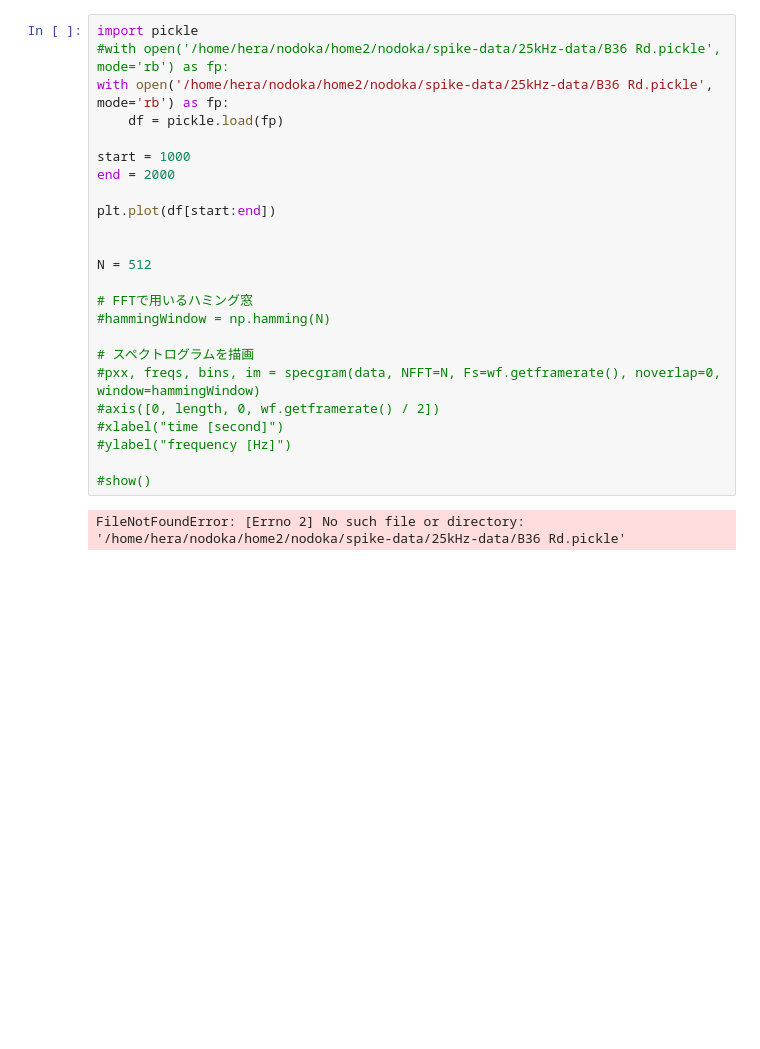
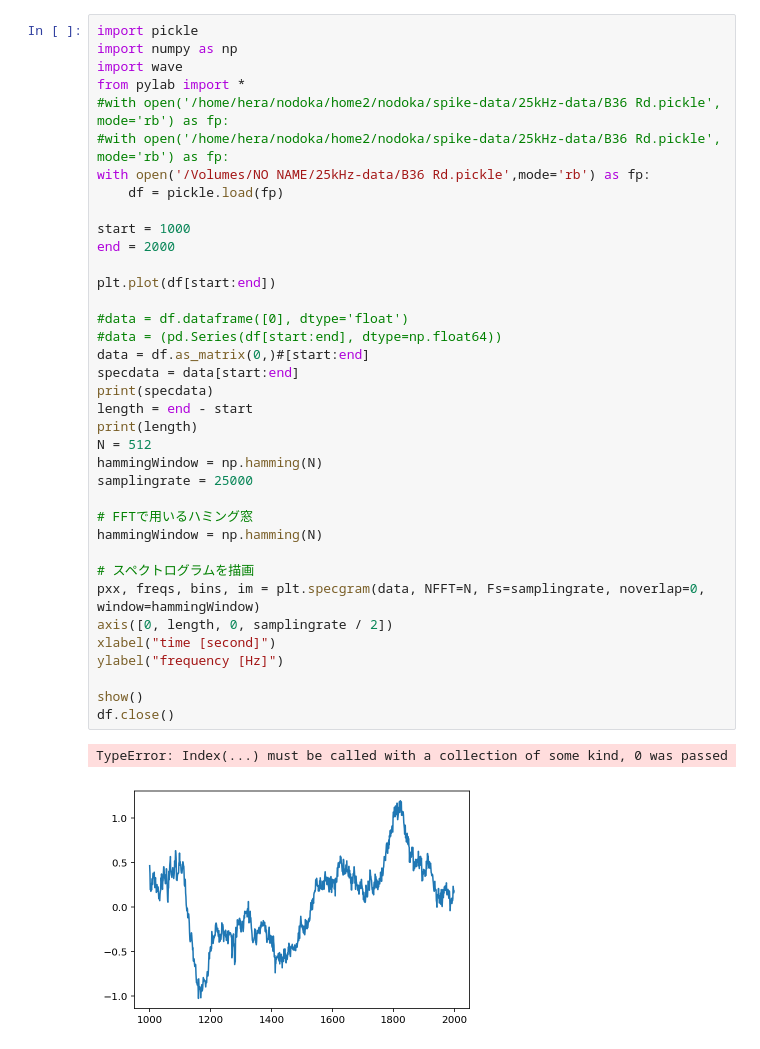
Before and after one commit to kitada4010/sbc, a Jupyter notebook: python/Untitled1.ipynb, the cells around one changed output. Saved outputs shown, nothing was run; the diff lists cells and outputs as text; blank space fills up the shorter version.

```diff
--- a/python/Untitled1.ipynb
+++ b/python/Untitled1.ipynb
@@ -13,26 +20,40 @@ FileNotFoundError: File b'/home/hera/nodoka/home2/nodoka/spike-data/25kHz-data/B
 # %%
 import pickle
+import numpy as np
+import wave
+from pylab import *
 #with open('/home/hera/nodoka/home2/nodoka/spike-data/25kHz-data/B36 Rd.pickle', mode='rb') as fp:
-with open('/home/hera/nodoka/home2/nodoka/spike-data/25kHz-data/B36 Rd.pickle', mode='rb') as fp:
+#with open('/home/hera/nodoka/home2/nodoka/spike-data/25kHz-data/B36 Rd.pickle', mode='rb') as fp:
+with open('/Volumes/NO NAME/25kHz-data/B36 Rd.pickle',mode='rb') as fp:
     df = pickle.load(fp)
 
 start = 1000
 end = 2000
 
 plt.plot(df[start:end])
 
-
+#data = df.dataframe([0], dtype='float')
+#data = (pd.Series(df[start:end], dtype=np.float64))
+data = df.as_matrix(0,)#[start:end]
+specdata = data[start:end]
+print(specdata)
+length = end - start
+print(length)
 N = 512
+hammingWindow = np.hamming(N)
+samplingrate = 25000
 
 # FFTで用いるハミング窓
-#hammingWindow = np.hamming(N)
+hammingWindow = np.hamming(N)
 
 # スペクトログラムを描画
-#pxx, freqs, bins, im = specgram(data, NFFT=N, Fs=wf.getframerate(), noverlap=0, window=hammingWindow)
-#axis([0, length, 0, wf.getframerate() / 2])
-#xlabel("time [second]")
-#ylabel("frequency [Hz]")
+pxx, freqs, bins, im = plt.specgram(data, NFFT=N, Fs=samplingrate, noverlap=0, window=hammingWindow)
+axis([0, length, 0, samplingrate / 2])
+xlabel("time [second]")
+ylabel("frequency [Hz]")
 
-#show()
+show()
+df.close()
 # %% [output]
-FileNotFoundError: [Errno 2] No such file or directory: '/home/hera/nodoka/home2/nodoka/spike-data/25kHz-data/B36 Rd.pickle'
+TypeError: Index(...) must be called with a collection of some kind, 0 was passed
+[figure, added]
```
Also changed, not shown: parts of 1 cell of this notebook.
